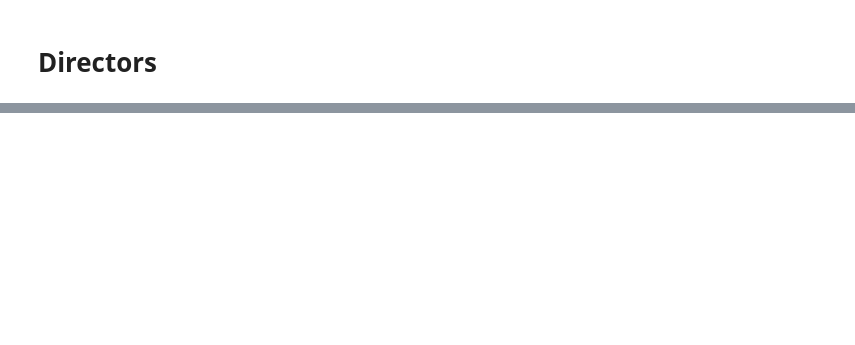
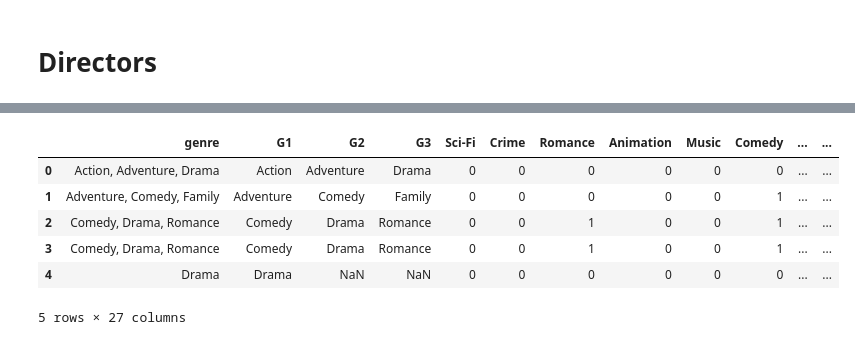
Before and after one commit to gzchen90/team4_project1, a Jupyter notebook: raw_data/Model Merging.ipynb, the cells around one changed output, grey strips where cells are left out. Drawn from its saved outputs; the diff is of its cells as text; code cells hidden in the pictures; blank space fills up the shorter version.

```diff
--- a/raw_data/Model Merging.ipynb
+++ b/raw_data/Model Merging.ipynb
@@ -23,0 +20,4 @@ TypeError: read_excel() takes at least 1 argument (0 given)
+# %%
+table_for_model = pd.read_excel('final_data_clean.xlsx')
+table_for_model.index=range(len(table_for_model))
+table_for_model.info()
@@ -29,0 +104,12 @@ TypeError: read_excel() takes at least 1 argument (0 given)
+# %%
+table_for_model['genre']
+
+features = [feature for feature in table_for_model['genre']]
+# genres = [[item for sublist in features if sublist.split() is not np.nan for item in sublist]]
+genres = [item.split(', ') for item in features if type(item) is unicode]
+genres = [item for sublist in genres for item in sublist]
+genres = set(genres)
+
+print len(genres)
+genre_df = pd.DataFrame()
+genre_df['genre'] = table_for_model.loc[:,'genre']
@@ -29,0 +118,14 @@ TypeError: read_excel() takes at least 1 argument (0 given)
+# %%
+new_df=pd.DataFrame([1,2,3])
+for i in range(len(table_for_model)):
+    try:
+        new_df=pd.concat([new_df,pd.DataFrame(table_for_model.genre[i].split(', '))],axis=1)
+    except:
+        new_df=pd.concat([new_df,pd.DataFrame([np.nan,np.nan,np.nan])],axis=1)
+new_df=new_df.T
+# %%
+new_df.index=range(len(new_df))
+#mojo_our=mojo_our.drop(mojo_our.index[[1432,2794,2803]])
+new_df=new_df.drop(new_df.index[[0]])
+new_df.columns=['G1','G2','G3']
+new_df.head()
@@ -29,0 +139,23 @@ TypeError: read_excel() takes at least 1 argument (0 given)
+# %%
+new_df.index=range(len(new_df))
+final_gener=pd.concat([genre_df,new_df],axis=1)
+#final_gener.head()
+for i in range(len(final_gener)):
+    for gen in genres:
+        if final_gener.loc[i,'G1']==gen:
+            final_gener.loc[i,str(gen)]=1
+        elif final_gener.loc[i,'G2']==gen:
+            final_gener.loc[i,str(gen)]=1
+        elif final_gener.loc[i,'G3']==gen:
+            final_gener.loc[i,str(gen)]=1
+        else:
+            final_gener.loc[i,str(gen)]=0
+final_gener.head()
+# %% [output]
+|  | genre | G1 | G2 | G3 | Sci-Fi | Crime | Romance | Animation | Music | Comedy | ... | ... |
+| 0 | Action, Adventure, Drama | Action | Adventure | Drama | 0 | 0 | 0 | 0 | 0 | 0 | ... | ... |
+| 1 | Adventure, Comedy, Family | Adventure | Comedy | Family | 0 | 0 | 0 | 0 | 0 | 1 | ... | ... |
+| 2 | Comedy, Drama, Romance | Comedy | Drama | Romance | 0 | 0 | 1 | 0 | 0 | 1 | ... | ... |
+| 3 | Comedy, Drama, Romance | Comedy | Drama | Romance | 0 | 0 | 1 | 0 | 0 | 1 | ... | ... |
+| 4 | Drama | Drama | NaN | NaN | 0 | 0 | 0 | 0 | 0 | 0 | ... | ... |
+5 rows × 27 columns
```
Also changed, not shown: parts of 26 cells of this notebook, 10 other files.
